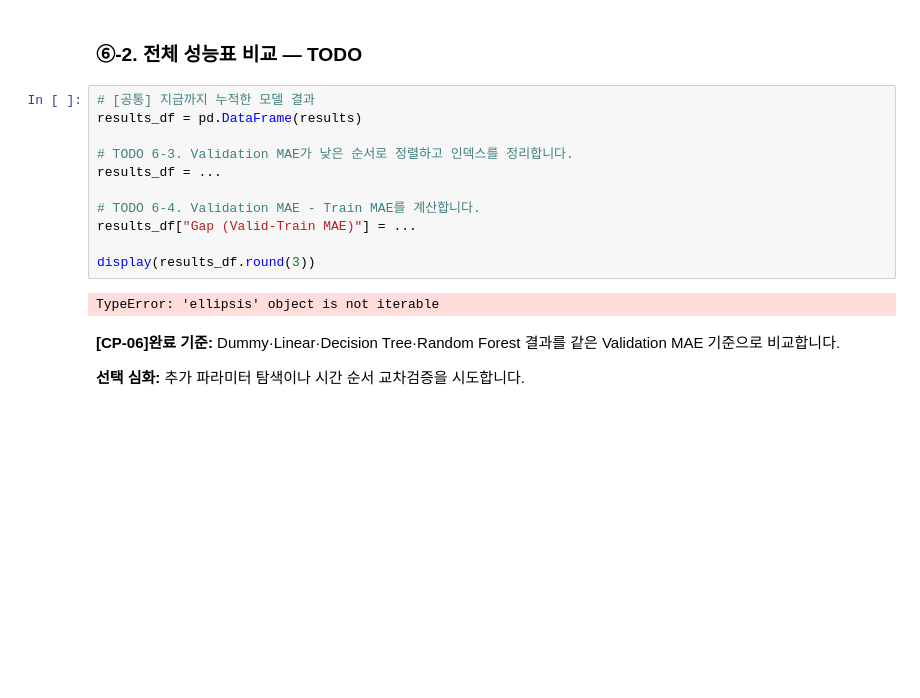
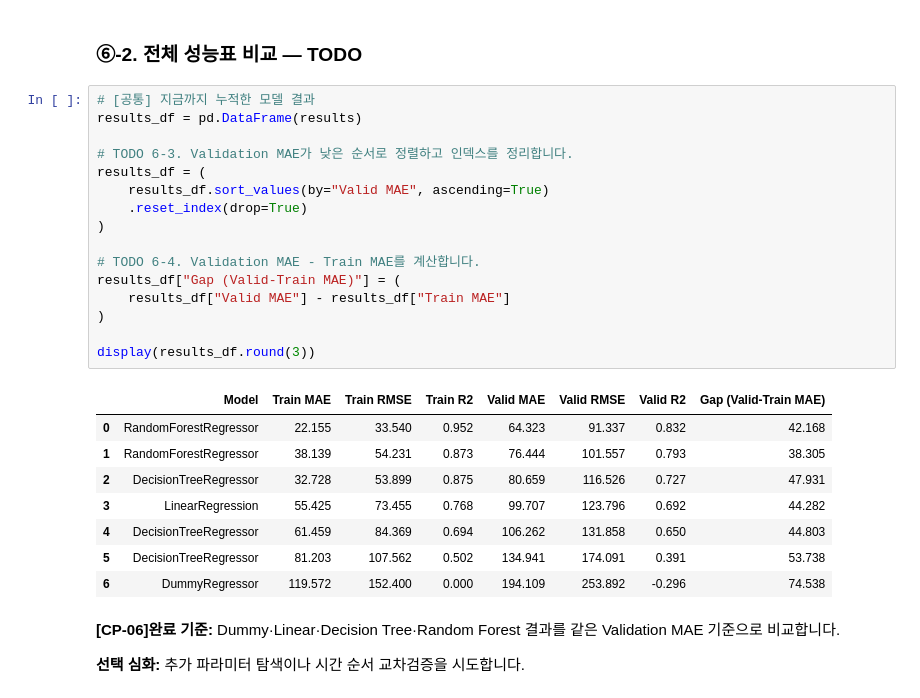
Before and after one commit to kingkingpo/ai-mini-projects, a Jupyter notebook: mini-project-01/code/01_regression_bike_demand.ipynb, the cells around one changed output. Drawn from its saved outputs; the diff is of its cells as text; blank space fills up the shorter version.

```diff
--- a/mini-project-01/code/01_regression_bike_demand.ipynb
+++ b/mini-project-01/code/01_regression_bike_demand.ipynb
@@ -613,16 +641,28 @@ for key, params in rf_configs.items():
 # %%
 # [공통] 지금까지 누적한 모델 결과
 results_df = pd.DataFrame(results)
 
 # TODO 6-3. Validation MAE가 낮은 순서로 정렬하고 인덱스를 정리합니다.
-results_df = ...
+results_df = (
+    results_df.sort_values(by="Valid MAE", ascending=True)
+    .reset_index(drop=True)
+)
 
 # TODO 6-4. Validation MAE - Train MAE를 계산합니다.
-results_df["Gap (Valid-Train MAE)"] = ...
+results_df["Gap (Valid-Train MAE)"] = (
+    results_df["Valid MAE"] - results_df["Train MAE"]
+)
 
 display(results_df.round(3))
 # %% [output]
-TypeError: 'ellipsis' object is not iterable
+|  | Model | Train MAE | Train RMSE | Train R2 | Valid MAE | Valid RMSE | Valid R2 | Gap (Valid-Train MAE) |
+| 0 | RandomForestRegressor | 22.155 | 33.540 | 0.952 | 64.323 | 91.337 | 0.832 | 42.168 |
+| 1 | RandomForestRegressor | 38.139 | 54.231 | 0.873 | 76.444 | 101.557 | 0.793 | 38.305 |
+| 2 | DecisionTreeRegressor | 32.728 | 53.899 | 0.875 | 80.659 | 116.526 | 0.727 | 47.931 |
+| 3 | LinearRegression | 55.425 | 73.455 | 0.768 | 99.707 | 123.796 | 0.692 | 44.282 |
+| 4 | DecisionTreeRegressor | 61.459 | 84.369 | 0.694 | 106.262 | 131.858 | 0.650 | 44.803 |
+| 5 | DecisionTreeRegressor | 81.203 | 107.562 | 0.502 | 134.941 | 174.091 | 0.391 | 53.738 |
+| 6 | DummyRegressor | 119.572 | 152.400 | 0.000 | 194.109 | 253.892 | -0.296 | 74.538 |
 # %% [markdown]
 **[CP-06]완료 기준:** Dummy·Linear·Decision Tree·Random Forest 결과를 같은 Validation MAE 기준으로 비교합니다.
 
```
Also changed, not shown: parts of 19 cells of this notebook.
